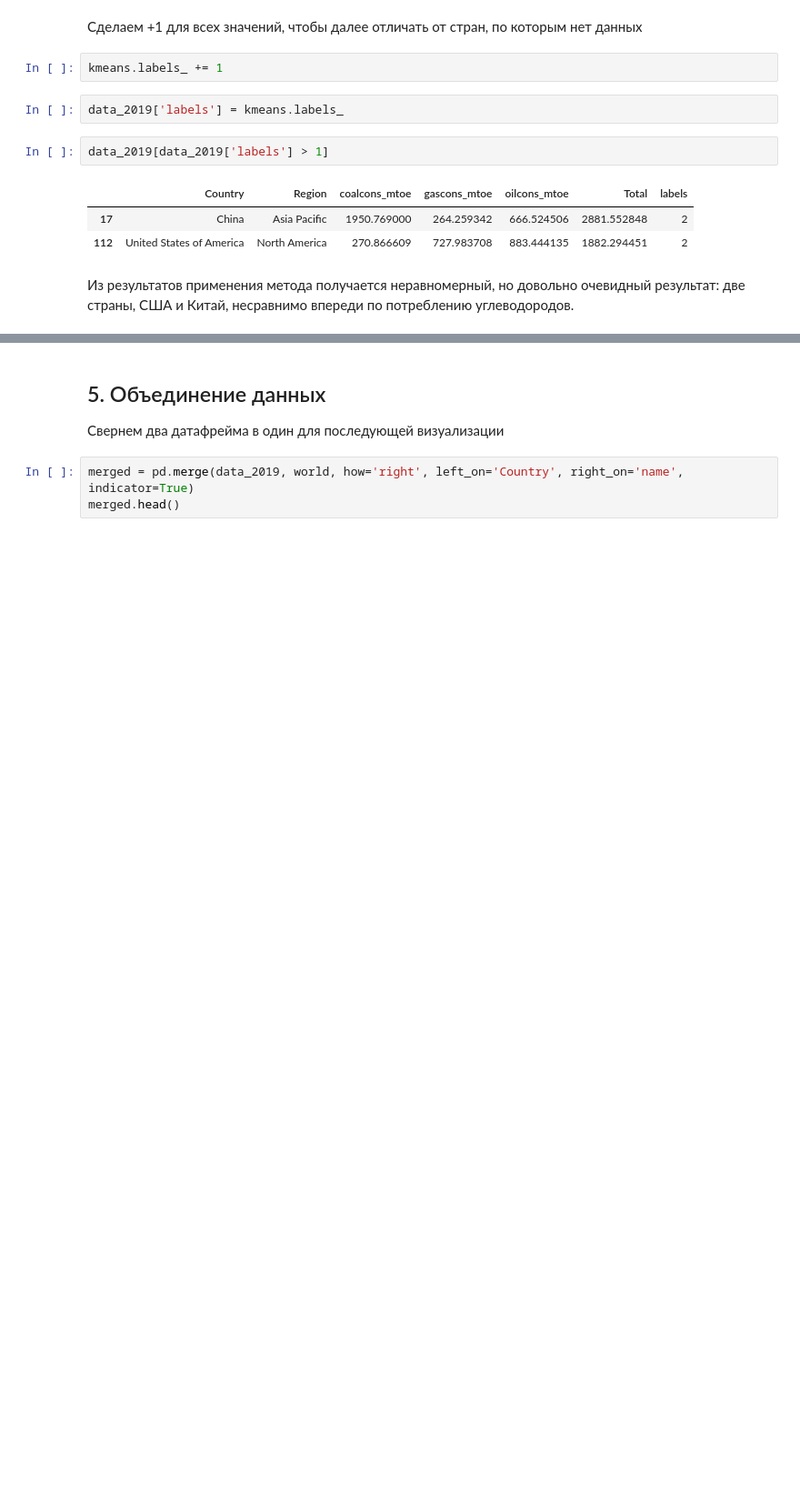
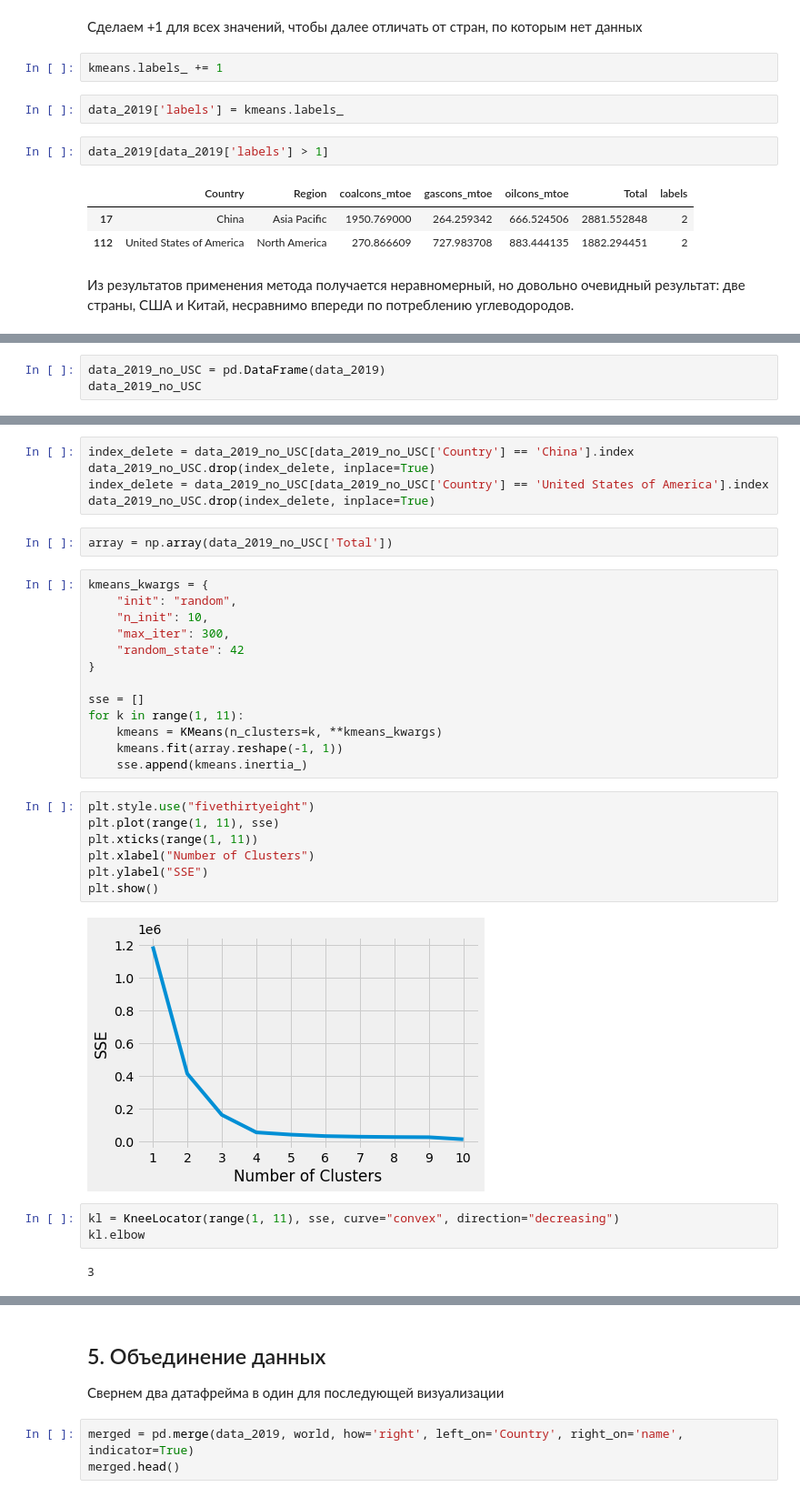
Before and after one commit to kirastain/BP-energy-analysis, a Jupyter notebook: Untitled.ipynb, the cells around one changed output, grey strips where cells are left out. Shown at 91% size. Saved outputs shown, nothing was run; the diff lists cells and outputs as text; blank space fills up the shorter version.

```diff
--- a/Untitled.ipynb
+++ b/Untitled.ipynb
@@ -262,0 +265,3 @@ data_2019[data_2019['labels'] > 1]
+# %%
+data_2019_no_USC = pd.DataFrame(data_2019)
+data_2019_no_USC
@@ -262,0 +290,34 @@ data_2019[data_2019['labels'] > 1]
+# %%
+index_delete = data_2019_no_USC[data_2019_no_USC['Country'] == 'China'].index
+data_2019_no_USC.drop(index_delete, inplace=True)
+index_delete = data_2019_no_USC[data_2019_no_USC['Country'] == 'United States of America'].index
+data_2019_no_USC.drop(index_delete, inplace=True)
+# %%
+array = np.array(data_2019_no_USC['Total'])
+# %%
+kmeans_kwargs = {
+    "init": "random",
+    "n_init": 10,
+    "max_iter": 300,
+    "random_state": 42
+}
+
+sse = []
+for k in range(1, 11):
+    kmeans = KMeans(n_clusters=k, **kmeans_kwargs)
+    kmeans.fit(array.reshape(-1, 1))
+    sse.append(kmeans.inertia_)
+# %%
+plt.style.use("fivethirtyeight")
+plt.plot(range(1, 11), sse)
+plt.xticks(range(1, 11))
+plt.xlabel("Number of Clusters")
+plt.ylabel("SSE")
+plt.show()
+# %% [output]
+[figure, added]
+# %%
+kl = KneeLocator(range(1, 11), sse, curve="convex", direction="decreasing")
+kl.elbow
+# %% [output]
+3
```
Also changed, not shown: parts of 12 cells of this notebook.
